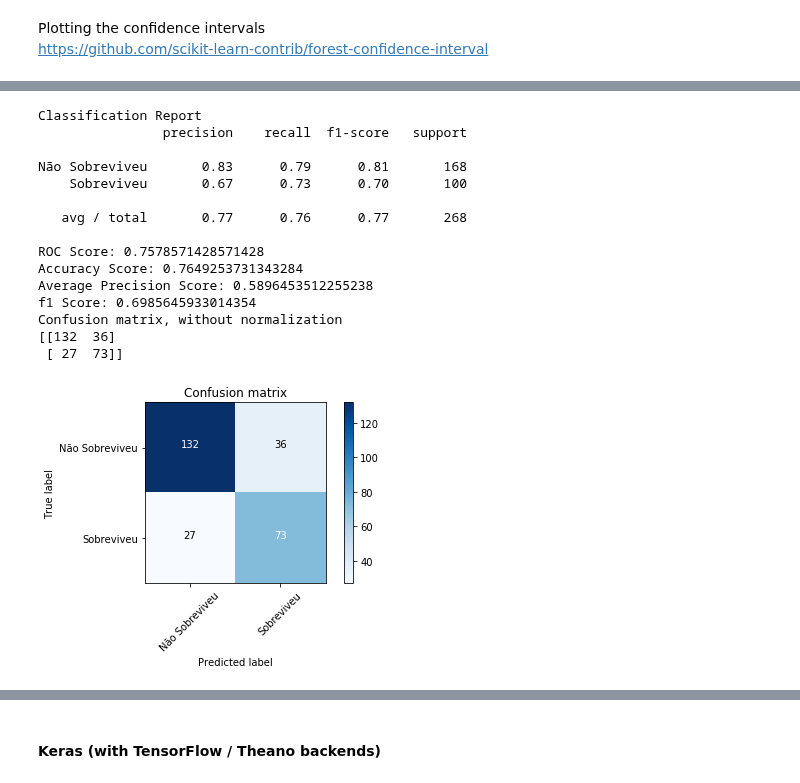
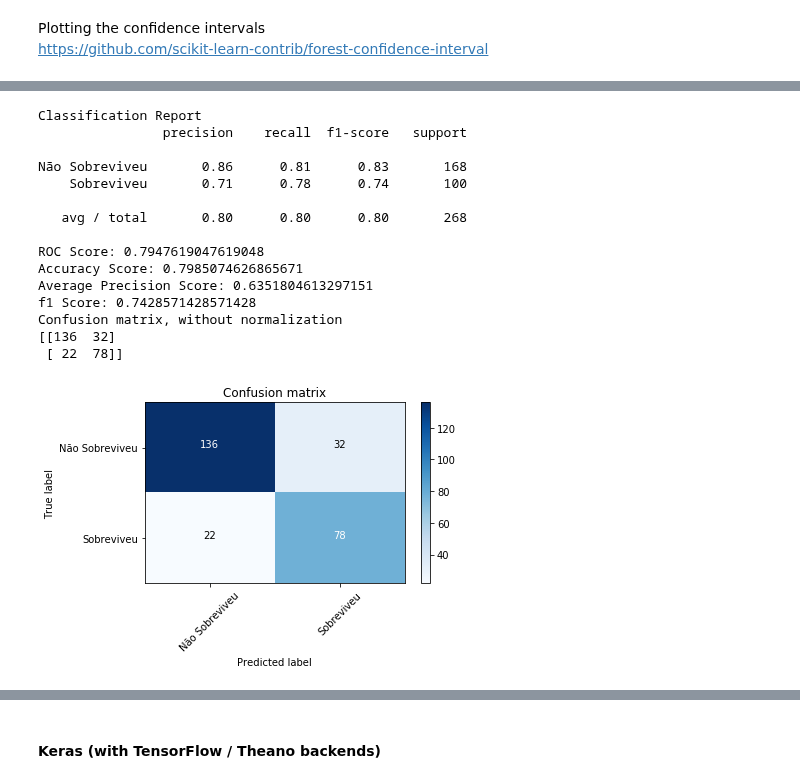
Before and after one commit to rsouza/FGV_Intro_DS, a Jupyter notebook: notebooks/10-ML_Kaggle_Titanic.ipynb, the cells around one changed output, grey strips where cells are left out. Saved outputs shown, nothing was run; the diff lists cells and outputs as text; code cells hidden in the pictures.

```diff
--- a/notebooks/10-ML_Kaggle_Titanic.ipynb
+++ b/notebooks/10-ML_Kaggle_Titanic.ipynb
@@ -722,7 +711,8 @@ def plot_confusion_matrix(cm, classes,
     This function prints and plots the confusion matrix.
     Normalization can be applied by setting `normalize=True`.
     """
-    plt.imshow(cm, interpolation='nearest', cmap=cmap)
+
+    plt.imshow(cm, interpolation='nearest', cmap=cmap, aspect='auto')
     plt.title(title)
     plt.colorbar()
     tick_marks = np.arange(len(classes))
@@ -1339,36 +1331,36 @@ Confusion matrix, without normalization
 # %%
 #http://scikit-learn.org/stable/modules/generated/sklearn.linear_model.PassiveAggressiveClassifier.html
 from sklearn.linear_model import PassiveAggressiveClassifier
 
-clf_pac = PassiveAggressiveClassifier(C=1.0,
+clf_pac = PassiveAggressiveClassifier(C=0.1,
                                       fit_intercept=True,
-                                      max_iter=200,
+                                      max_iter=100,
                                       shuffle=True,
                                       verbose=0,
                                       loss='hinge',
                                       n_jobs=-1,
                                       random_state=0,
                                       warm_start=False,
                                       class_weight=None).fit(X_traincv, y_traincv)
 
 roc_pac = clf_eval(clf_pac, X_testcv, y_testcv)
 # %% [output]
 Classification Report
                 precision    recall  f1-score   support
 
-Não Sobreviveu       0.83      0.79      0.81       168
-    Sobreviveu       0.67      0.73      0.70       100
+Não Sobreviveu       0.86      0.81      0.83       168
+    Sobreviveu       0.71      0.78      0.74       100
 
-   avg / total       0.77      0.76      0.77       268
+   avg / total       0.80      0.80      0.80       268
 
-ROC Score: 0.7578571428571428
-Accuracy Score: 0.7649253731343284
-Average Precision Score: 0.5896453512255238
-f1 Score: 0.6985645933014354
+ROC Score: 0.7947619047619048
+Accuracy Score: 0.7985074626865671
+Average Precision Score: 0.6351804613297151
+f1 Score: 0.7428571428571428
 Confusion matrix, without normalization
-[[132  36]
- [ 27  73]]
+[[136  32]
+ [ 22  78]]
-[figure, old version]
+[figure, new version]
 # %%
 #http://scikit-learn.org/stable/modules/generated/sklearn.linear_model.LogisticRegression.html
 from sklearn.linear_model import LogisticRegression
```
Also changed, not shown: parts of 29 cells of this notebook, 1 other file.
